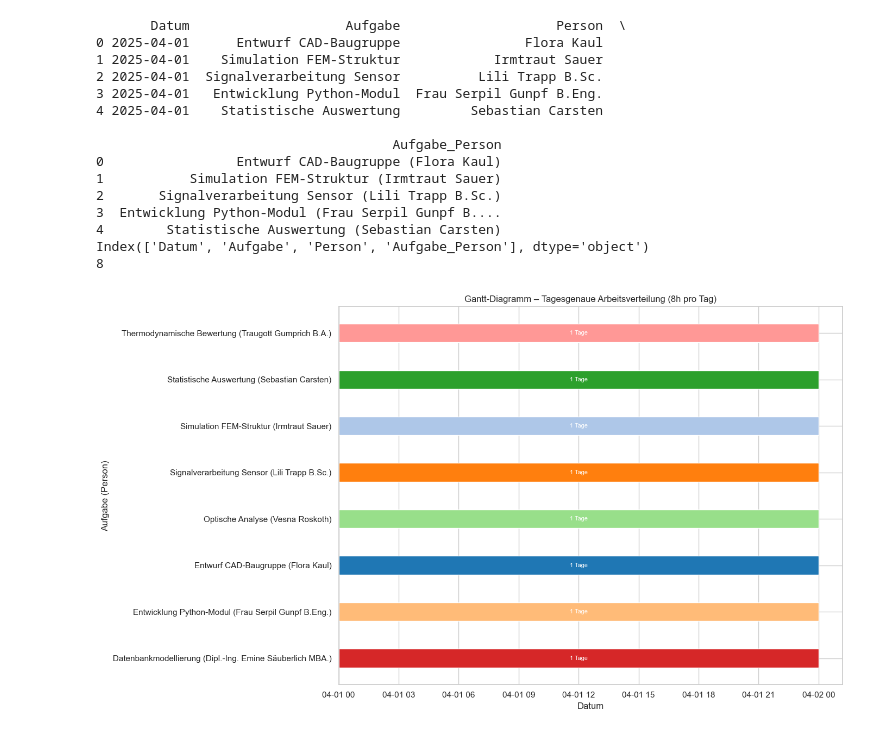
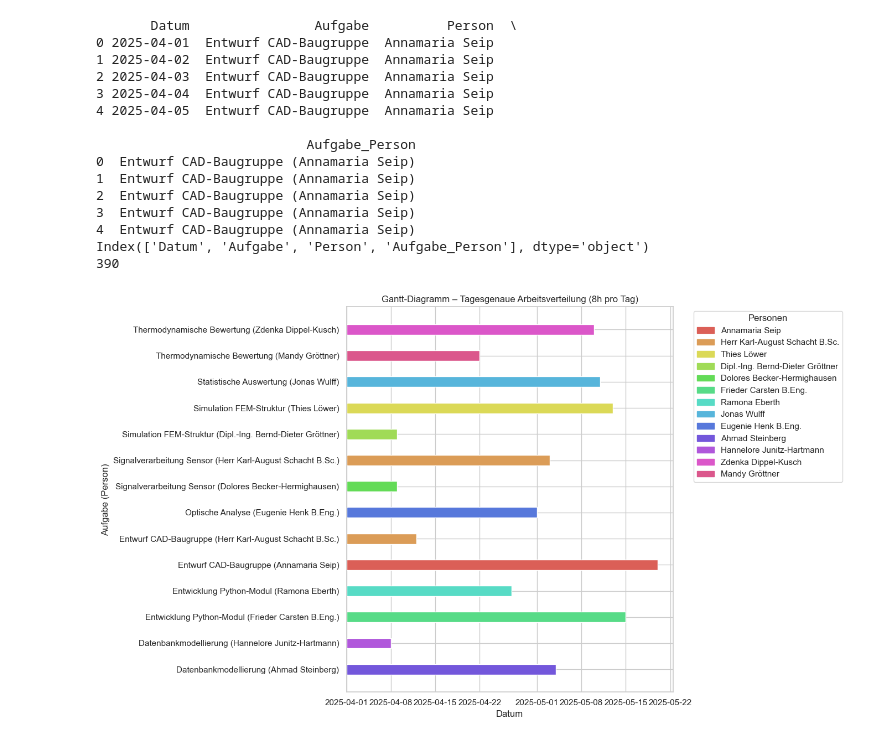
Before and after one commit to SpartanProgram/Personalmanager, a Jupyter notebook: visualizations/genetic_matching_figure.ipynb, the cells around one changed output. Saved outputs shown, nothing was run; the diff lists cells and outputs as text; code cells hidden in the pictures.

Commit message:
genetic ergebnis csv erstellt und visualisierung aktualisiert

```diff
--- a/visualizations/genetic_matching_figure.ipynb
+++ b/visualizations/genetic_matching_figure.ipynb
@@ -32,10 +33,9 @@ print(df.head())
 # Zelle 3: Visualisierung vorbereiten
 sns.set(style="whitegrid")
 # %%
-# Zelle 4: DataFrame für die tagesbasierte Darstellung
 gantt_tage = []
 for _, row in df.iterrows():
-    tage = max(1, int(row['zugewiesener_aufwand'] / 8))
+    tage = max(1, int(round(row['personentage'])))
     aktuelles_datum = pd.Timestamp('2025-04-01')  # Beispielstartdatum
     for _ in range(tage):
         gantt_tage.append({
@@ -51,61 +51,57 @@ print(df_tagweise.head())
 print(df_tagweise.columns)
 print(len(df_tagweise))
 # %% [output]
-       Datum                    Aufgabe                    Person  \
-0 2025-04-01      Entwurf CAD-Baugruppe                Flora Kaul
-1 2025-04-01    Simulation FEM-Struktur            Irmtraut Sauer
-2 2025-04-01  Signalverarbeitung Sensor          Lili Trapp B.Sc.
-3 2025-04-01   Entwicklung Python-Modul  Frau Serpil Gunpf B.Eng.
-4 2025-04-01    Statistische Auswertung         Sebastian Carsten
+       Datum                Aufgabe          Person  \
+0 2025-04-01  Entwurf CAD-Baugruppe  Annamaria Seip
+1 2025-04-02  Entwurf CAD-Baugruppe  Annamaria Seip
+2 2025-04-03  Entwurf CAD-Baugruppe  Annamaria Seip
+3 2025-04-04  Entwurf CAD-Baugruppe  Annamaria Seip
+4 2025-04-05  Entwurf CAD-Baugruppe  Annamaria Seip
 
-                                      Aufgabe_Person
-0                 Entwurf CAD-Baugruppe (Flora Kaul)
-1           Simulation FEM-Struktur (Irmtraut Sauer)
-2       Signalverarbeitung Sensor (Lili Trapp B.Sc.)
-3  Entwicklung Python-Modul (Frau Serpil Gunpf B....
-4        Statistische Auswertung (Sebastian Carsten)
+                           Aufgabe_Person
+0  Entwurf CAD-Baugruppe (Annamaria Seip)
+1  Entwurf CAD-Baugruppe (Annamaria Seip)
+2  Entwurf CAD-Baugruppe (Annamaria Seip)
+3  Entwurf CAD-Baugruppe (Annamaria Seip)
+4  Entwurf CAD-Baugruppe (Annamaria Seip)
 Index(['Datum', 'Aufgabe', 'Person', 'Aufgabe_Person'], dtype='object')
-8
+390
 # %%
 plt.figure(figsize=(14, 8))
 
-# Assign a unique color to each task
-tasks = df_tagweise['Aufgabe'].unique()
-farben = sns.color_palette("tab20", len(tasks))
-task_colors = dict(zip(tasks, farben))
+# Assign a unique color to each person
+personen = df_tagweise['Person'].unique()
+farben = sns.color_palette("hls", len(personen))
+person_colors = dict(zip(personen, farben))
 
+# Sort tasks by their earliest start date for a logical order
 sortierung = df_tagweise.groupby('Aufgabe_Person')['Datum'].min().sort_values().index
 
 for i, aufgabe_person in enumerate(sortierung):
     gruppe = df_tagweise[df_tagweise['Aufgabe_Person'] == aufgabe_person]
     if not gruppe.empty:
         start = gruppe['Datum'].min()
         end = gruppe['Datum'].max() + timedelta(days=1)
-        task = gruppe['Aufgabe'].iloc[0]
+        person = gruppe['Person'].iloc[0]
         plt.barh(
             y=aufgabe_person,
             left=start,
             width=(end - start).days,
             height=0.4,
-            color=task_colors[task]
+            color=person_colors[person]
         )
-        plt.text(
-            start + (end - start) / 2,
-            i,
-            f"{(end - start).days} Tage",
-            va='center',
-            ha='center',
-            fontsize=8,
-            color='white'
-        )
+
+# Create legend
+handles = [Patch(color=person_colors[p], label=p) for p in personen]
+plt.legend(handles=handles, title="Personen", bbox_to_anchor=(1.05, 1), loc="upper left")
 
 plt.xlabel('Datum')
 plt.ylabel('Aufgabe (Person)')
 plt.title('Gantt-Diagramm – Tagesgenaue Arbeitsverteilung (8h pro Tag)')
 plt.tight_layout()
 plt.show()
 # %% [output]
-[figure, old version]
+[figure, new version]
 # %%
 # Zelle 6: Interaktive Plotly-Visualisierung
 pio.renderers.default = 'browser'
```
Also changed, not shown: parts of 2 cells of this notebook, 1 other file.
